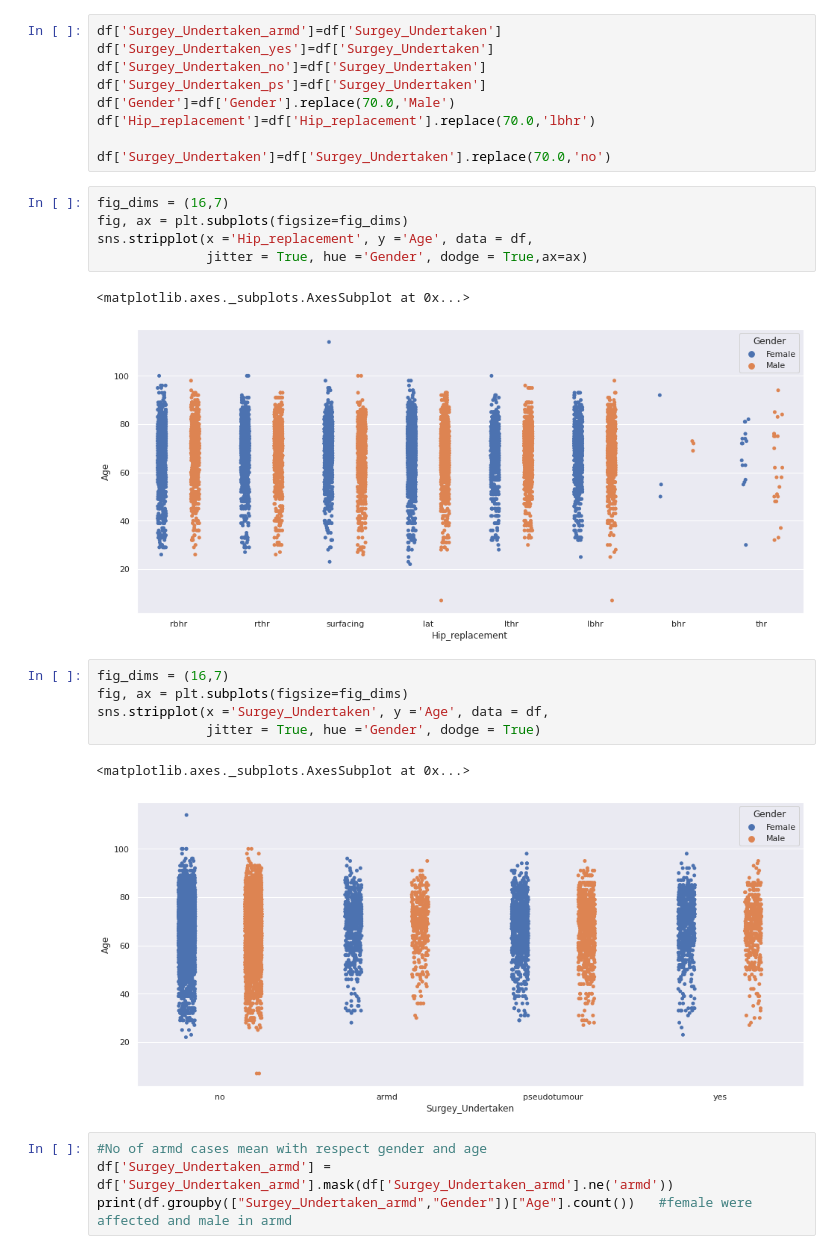
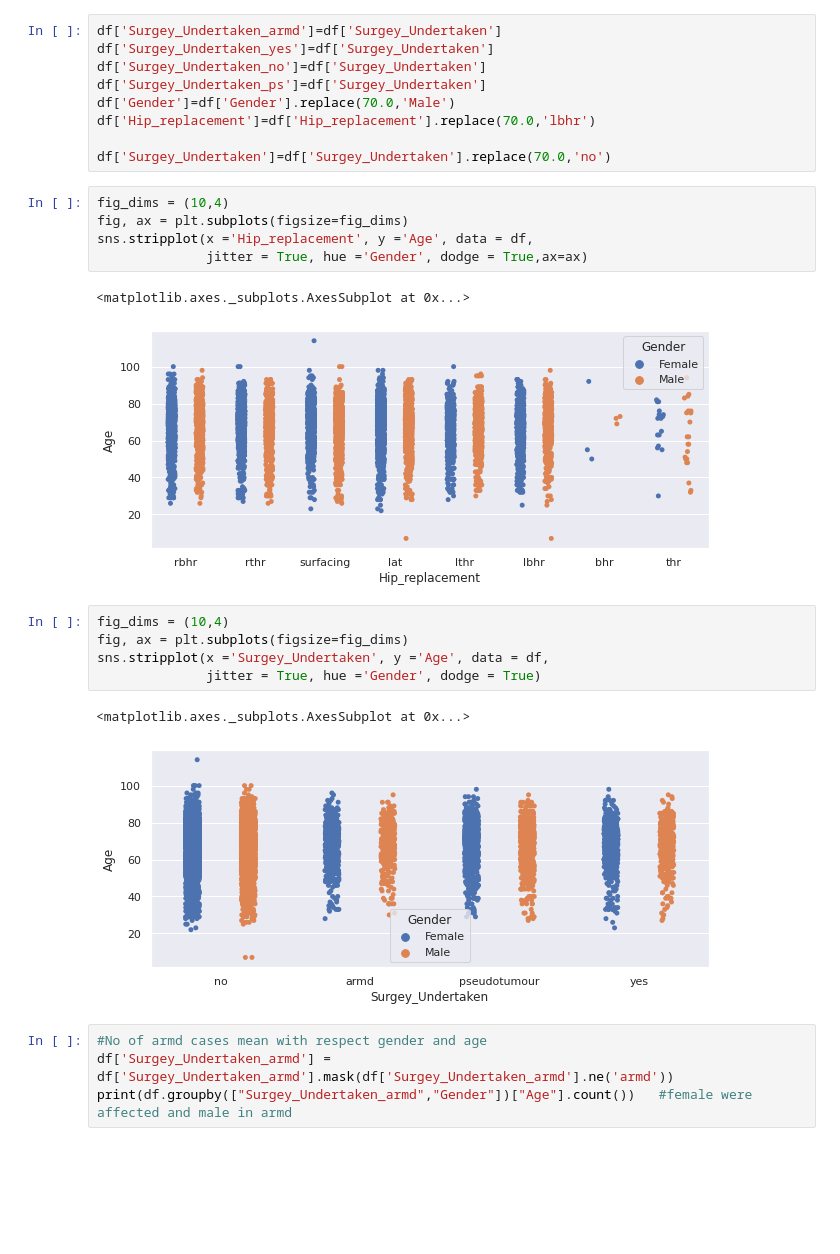
Before and after one commit to Hamza1122/ML-Ass, a Jupyter notebook: Untitled13.ipynb, the cells around one changed output. Drawn from its saved outputs; the diff is of its cells as text; blank space fills up the shorter version.

```diff
--- a/Untitled13.ipynb
+++ b/Untitled13.ipynb
@@ -155,21 +155,21 @@ df['Hip_replacement']=df['Hip_replacement'].replace(70.0,'lbhr')
 
 df['Surgey_Undertaken']=df['Surgey_Undertaken'].replace(70.0,'no')
 # %%
-fig_dims = (16,7)
+fig_dims = (10,4)
 fig, ax = plt.subplots(figsize=fig_dims)
 sns.stripplot(x ='Hip_replacement', y ='Age', data = df,
               jitter = True, hue ='Gender', dodge = True,ax=ax)
 # %% [output]
 <matplotlib.axes._subplots.AxesSubplot at 0x...>
-[figure, old version]
+[figure, new version]
 # %%
-fig_dims = (16,7)
+fig_dims = (10,4)
 fig, ax = plt.subplots(figsize=fig_dims)
 sns.stripplot(x ='Surgey_Undertaken', y ='Age', data = df,
               jitter = True, hue ='Gender', dodge = True)
 # %% [output]
 <matplotlib.axes._subplots.AxesSubplot at 0x...>
-[figure, old version]
+[figure, new version]
 # %%
 #No of armd cases mean with respect gender and age
 df['Surgey_Undertaken_armd'] = df['Surgey_Undertaken_armd'].mask(df['Surgey_Undertaken_armd'].ne('armd'))
```
Also changed, not shown: parts of 15 cells of this notebook.
